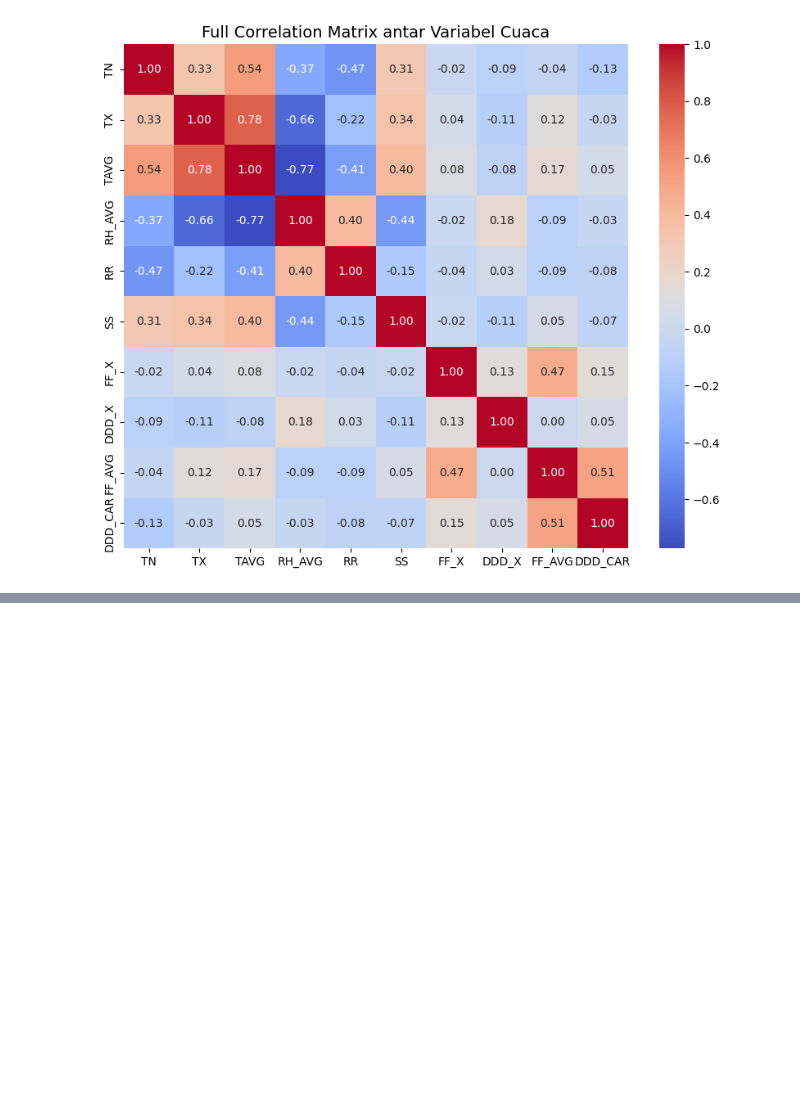
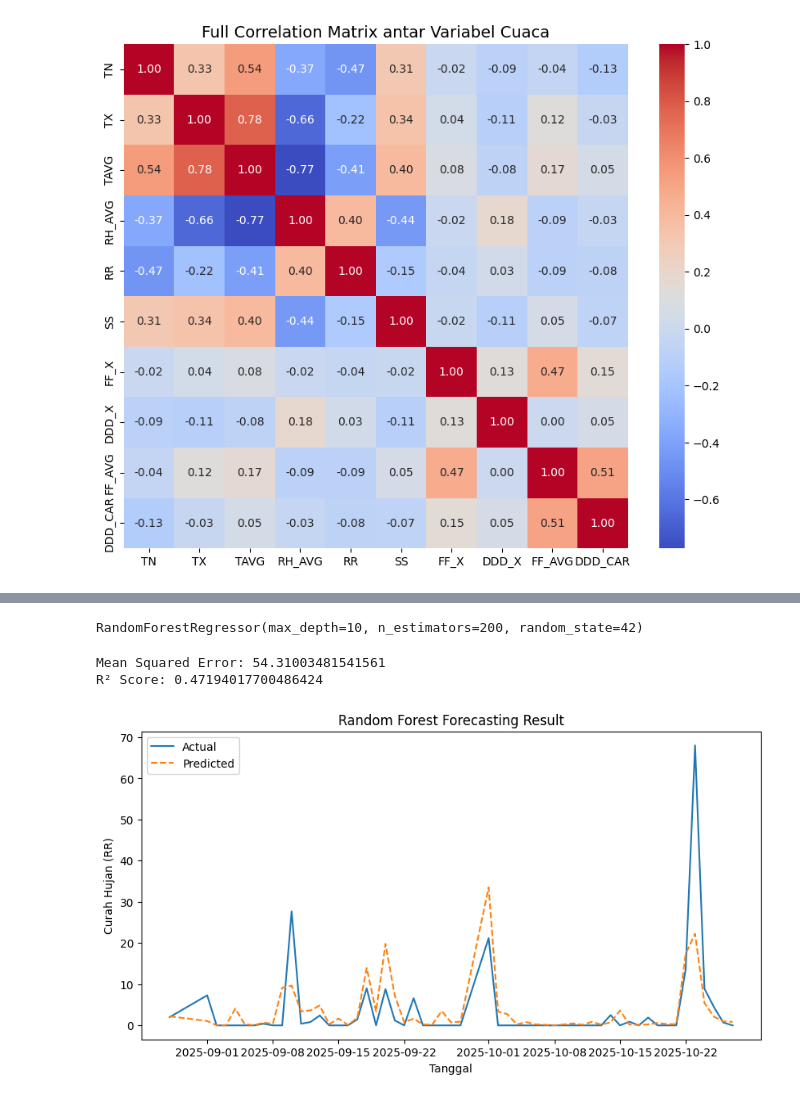
Before and after one commit to Ayusekar22/Jakarta-Weather-Prediction-2025, a Jupyter notebook: Jakarta_Weather_Prediction.ipynb, the cells around one changed output, grey strips where cells are left out. Saved outputs shown, nothing was run; the diff lists cells and outputs as text; code cells hidden in the pictures; blank space fills up the shorter version.

```diff
--- a/Jakarta_Weather_Prediction.ipynb
+++ b/Jakarta_Weather_Prediction.ipynb
@@ -263,0 +404,46 @@ plt.show()
+# %%
+# buat fitur waktu tambahan
+df['year'] = df['TANGGAL'].dt.year
+df['month'] = df['TANGGAL'].dt.month
+df['day'] = df['TANGGAL'].dt.day
+
+# pisahkan fitur dan target
+X = df[['year', 'month', 'day', 'TN', 'TX', 'TAVG', 'RH_AVG', 'SS', 'FF_X', 'DDD_X', 'FF_AVG', 'DDD_CAR']]
+y = df['RR']
+# %%
+train_size = int(len(df) * 0.8)
+X_train, X_test = X.iloc[:train_size], X.iloc[train_size:]
+y_train, y_test = y.iloc[:train_size], y.iloc[train_size:]
+# %%
+rf = RandomForestRegressor(
+    n_estimators=200,
+    max_depth=10,
+    random_state=42
+)
+rf.fit(X_train, y_train)
+# %% [output]
+RandomForestRegressor(max_depth=10, n_estimators=200, random_state=42)
+# %%
+y_pred = rf.predict(X_test)
+
+mse = mean_squared_error(y_test, y_pred)
+r2 = r2_score(y_test, y_pred)
+
+print("Mean Squared Error:", mse)
+print("R² Score:", r2)
+# %% [output]
+Mean Squared Error: 54.31003481541561
+R² Score: 0.47194017700486424
+# %%
+
+
+plt.figure(figsize=(10,5))
+plt.plot(df['TANGGAL'].iloc[train_size:], y_test.values, label='Actual')
+plt.plot(df['TANGGAL'].iloc[train_size:], y_pred, label='Predicted', linestyle='--')
+plt.xlabel("Tanggal")
+plt.ylabel("Curah Hujan (RR)")
+plt.title("Random Forest Forecasting Result")
+plt.legend()
+plt.show()
+# %% [output]
+[figure, added]
```
Also changed, not shown: parts of 18 cells of this notebook, 38 other files.
